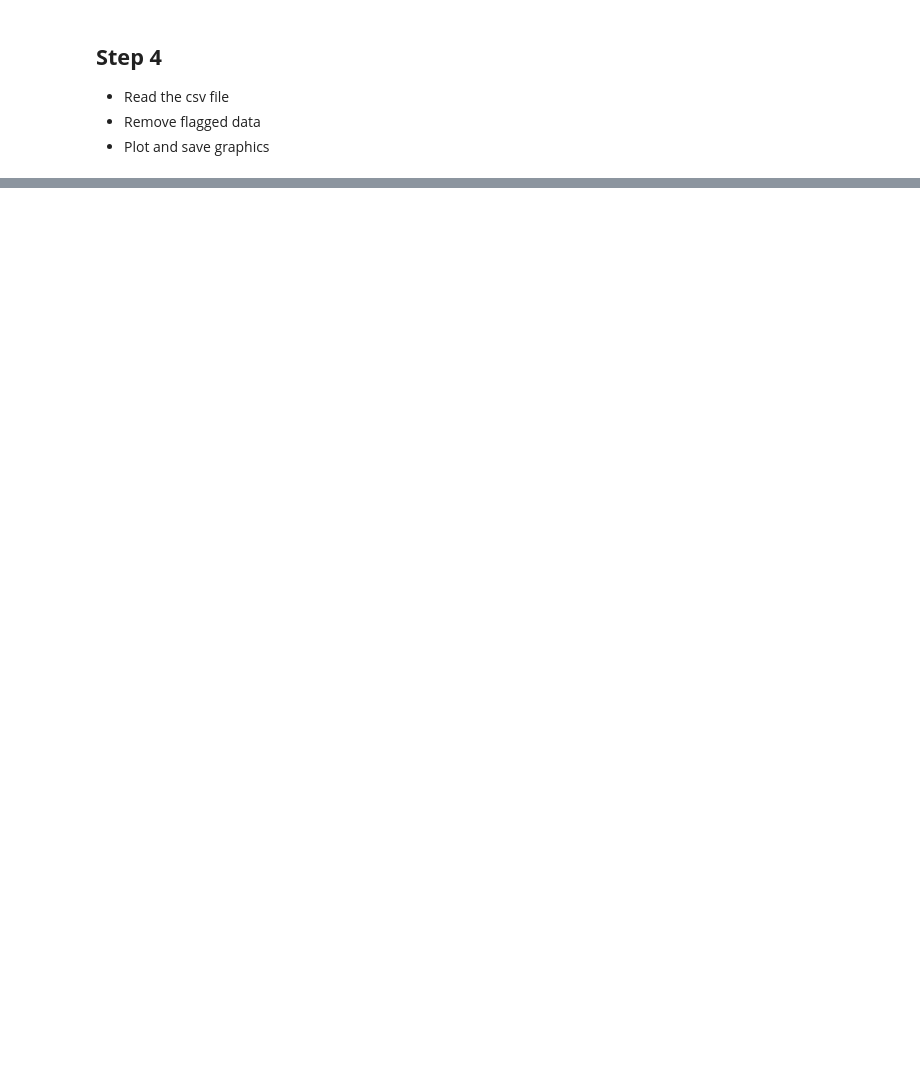
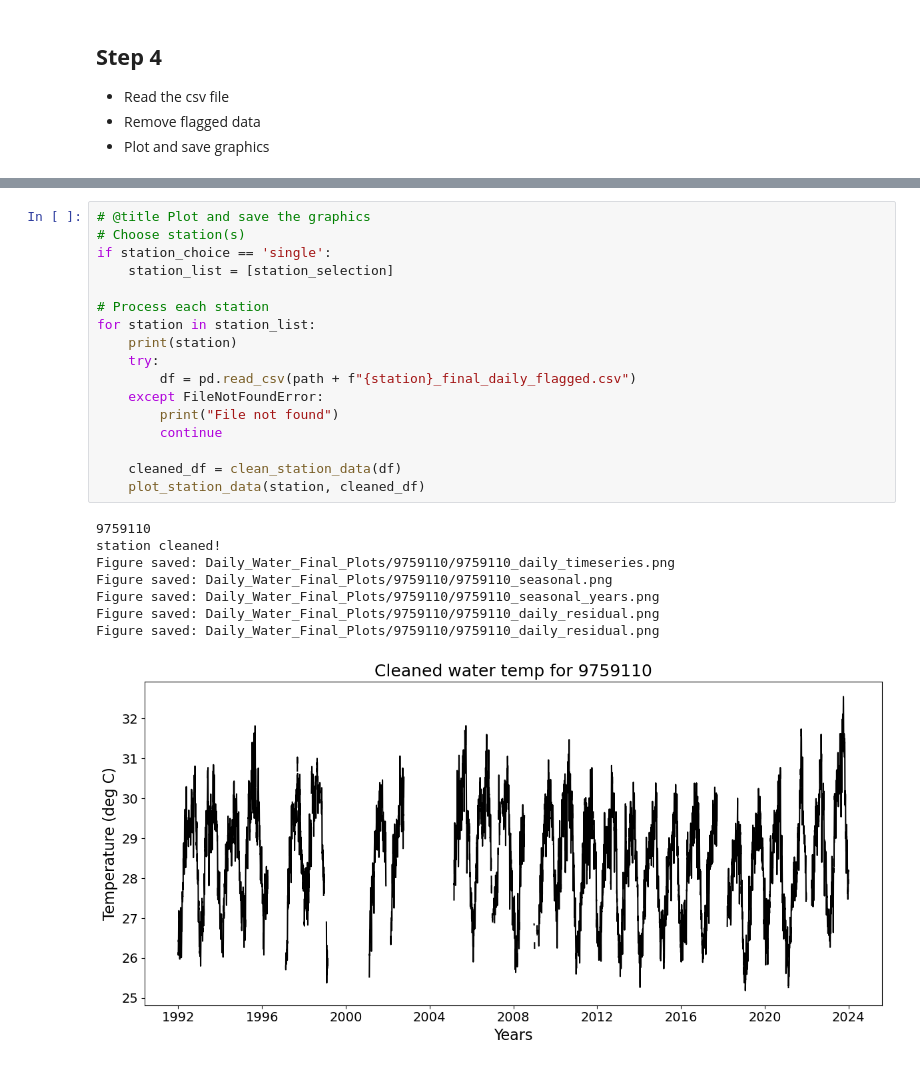
Before and after one commit to NOAA-CO-OPS/coastal-water-temperature, a Jupyter notebook: Coastal_temp_final_station_graphics.ipynb, the cells around one changed output, grey strips where cells are left out. Cells and saved outputs as stored; diff of their text form; blank space fills up the shorter version.

```diff
--- a/Coastal_temp_final_station_graphics.ipynb
+++ b/Coastal_temp_final_station_graphics.ipynb
@@ -280,0 +248,26 @@ DatetimeIndex(['1970-01-01'], dtype='datetime64[ns]', freq='D')
+# %%
+# @title Plot and save the graphics
+# Choose station(s)
+if station_choice == 'single':
+    station_list = [station_selection]
+
+# Process each station
+for station in station_list:
+    print(station)
+    try:
+        df = pd.read_csv(path + f"{station}_final_daily_flagged.csv")
+    except FileNotFoundError:
+        print("File not found")
+        continue
+
+    cleaned_df = clean_station_data(df)
+    plot_station_data(station, cleaned_df)
+# %% [output]
+9759110
+station cleaned!
+Figure saved: Daily_Water_Final_Plots/9759110/9759110_daily_timeseries.png
+Figure saved: Daily_Water_Final_Plots/9759110/9759110_seasonal.png
+Figure saved: Daily_Water_Final_Plots/9759110/9759110_seasonal_years.png
+Figure saved: Daily_Water_Final_Plots/9759110/9759110_daily_residual.png
+Figure saved: Daily_Water_Final_Plots/9759110/9759110_daily_residual.png
+[figure, added]
```
Also changed, not shown: parts of 11 cells of this notebook, 1 other file.
